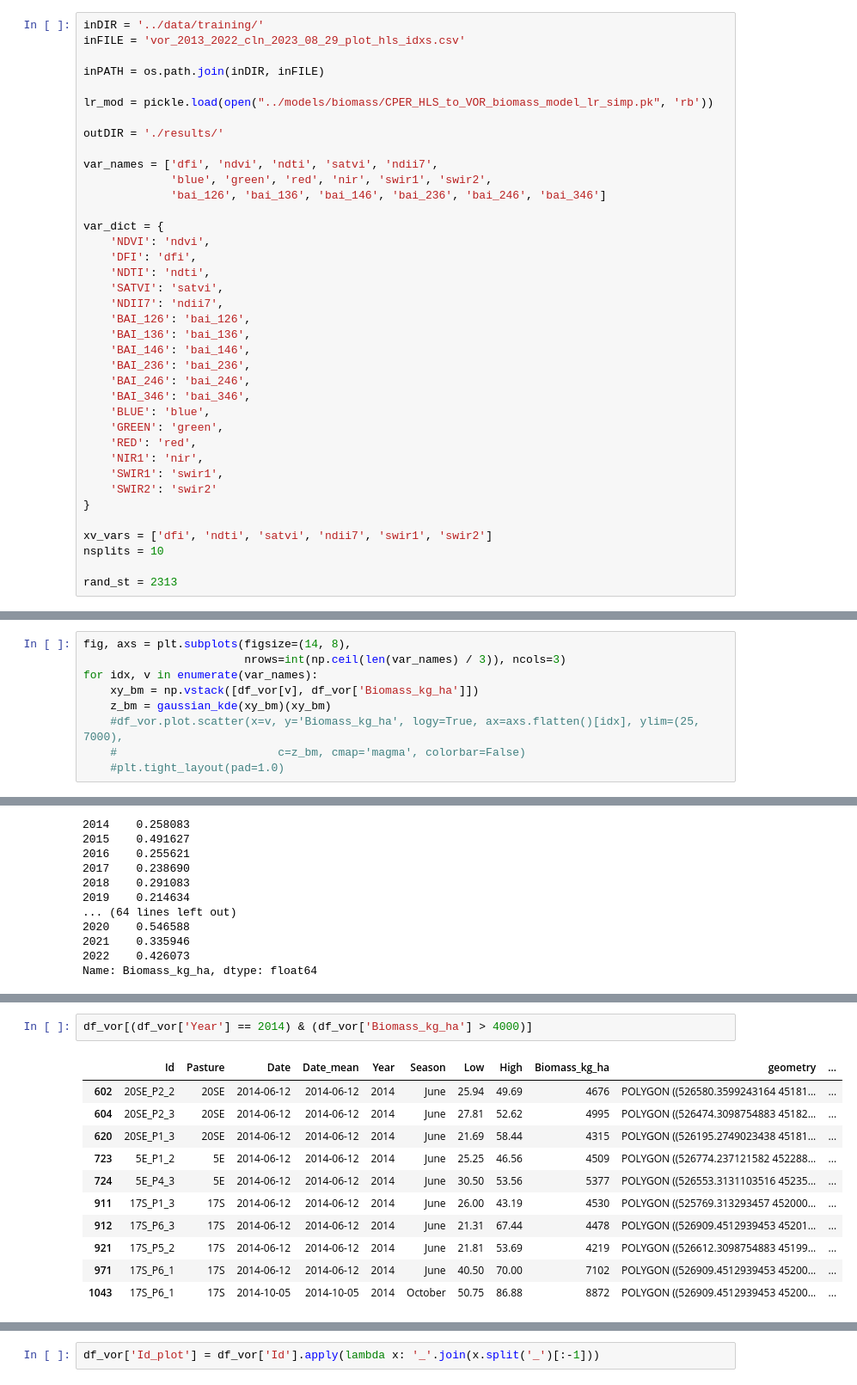
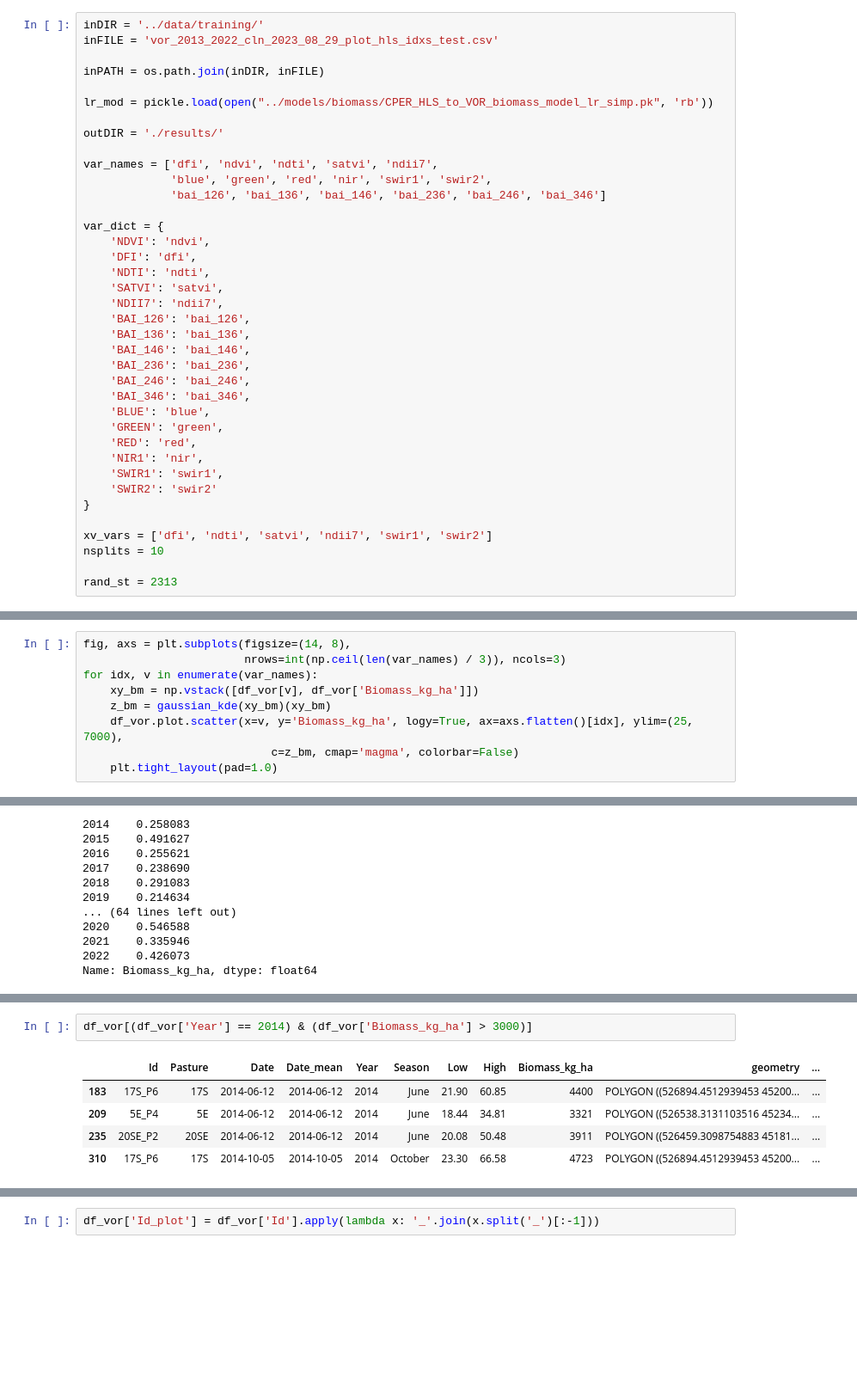
Before and after one commit to kearney-sp/cper_hls_veg_models, a Jupyter notebook: biomass/fit_ml_models_hls_vor_bm.ipynb, the cells around one changed output, grey strips where cells are left out. Shown: that part at 86% size. Drawn from its saved outputs; the diff is of its cells as text; blank space fills up the shorter version.

```diff
--- a/biomass/fit_ml_models_hls_vor_bm.ipynb
+++ b/biomass/fit_ml_models_hls_vor_bm.ipynb
@@ -14,7 +14,7 @@ from sklearn.preprocessing import StandardScaler
 import pickle
 # %%
 inDIR = '../data/training/'
-inFILE = 'vor_2013_2022_cln_2023_08_29_plot_hls_idxs.csv'
+inFILE = 'vor_2013_2022_cln_2023_08_29_plot_hls_idxs_test.csv'
 
 inPATH = os.path.join(inDIR, inFILE)
 
@@ -112,7 +113,7 @@ fig, axs = plt.subplots(figsize=(14, 8),
 for idx, v in enumerate(var_names):
     xy_bm = np.vstack([df_vor[v], df_vor['Biomass_kg_ha']])
     z_bm = gaussian_kde(xy_bm)(xy_bm)
-    #df_vor.plot.scatter(x=v, y='Biomass_kg_ha', logy=True, ax=axs.flatten()[idx], ylim=(25, 7000),
-    #                        c=z_bm, cmap='magma', colorbar=False)
-    #plt.tight_layout(pad=1.0)
+    df_vor.plot.scatter(x=v, y='Biomass_kg_ha', logy=True, ax=axs.flatten()[idx], ylim=(25, 7000),
+                            c=z_bm, cmap='magma', colorbar=False)
+    plt.tight_layout(pad=1.0)
 # %% [output]
@@ -746,16 +814,10 @@ df_vor[(df_vor['Year'] == 2022) & (df_vor['bm_pred_pls_yr'] > 2000)]
 | 8941 | 20SE_P5_3 | 20SE | 2022-10-05 | 2022-10-05 | 2022 | October | 3.19 | 17.69 | 878 | POLYGON ((526839.9033203125 45189... | ... |
 13 rows × 35 columns
 # %%
-df_vor[(df_vor['Year'] == 2014) & (df_vor['Biomass_kg_ha'] > 4000)]
+df_vor[(df_vor['Year'] == 2014) & (df_vor['Biomass_kg_ha'] > 3000)]
 # %% [output]
 |  | Id | Pasture | Date | Date_mean | Year | Season | Low | High | Biomass_kg_ha | geometry | ... |
-| 602 | 20SE_P2_2 | 20SE | 2014-06-12 | 2014-06-12 | 2014 | June | 25.94 | 49.69 | 4676 | POLYGON ((526580.3599243164 45181... | ... |
-| 604 | 20SE_P2_3 | 20SE | 2014-06-12 | 2014-06-12 | 2014 | June | 27.81 | 52.62 | 4995 | POLYGON ((526474.3098754883 45182... | ... |
-| 620 | 20SE_P1_3 | 20SE | 2014-06-12 | 2014-06-12 | 2014 | June | 21.69 | 58.44 | 4315 | POLYGON ((526195.2749023438 45181... | ... |
-| 723 | 5E_P1_2 | 5E | 2014-06-12 | 2014-06-12 | 2014 | June | 25.25 | 46.56 | 4509 | POLYGON ((526774.237121582 452288... | ... |
-| 724 | 5E_P4_3 | 5E | 2014-06-12 | 2014-06-12 | 2014 | June | 30.50 | 53.56 | 5377 | POLYGON ((526553.3131103516 45235... | ... |
-| 911 | 17S_P1_3 | 17S | 2014-06-12 | 2014-06-12 | 2014 | June | 26.00 | 43.19 | 4530 | POLYGON ((525769.313293457 452000... | ... |
-| 912 | 17S_P6_3 | 17S | 2014-06-12 | 2014-06-12 | 2014 | June | 21.31 | 67.44 | 4478 | POLYGON ((526909.4512939453 45201... | ... |
-| 921 | 17S_P5_2 | 17S | 2014-06-12 | 2014-06-12 | 2014 | June | 21.81 | 53.69 | 4219 | POLYGON ((526612.3098754883 45199... | ... |
-| 971 | 17S_P6_1 | 17S | 2014-06-12 | 2014-06-12 | 2014 | June | 40.50 | 70.00 | 7102 | POLYGON ((526909.4512939453 45200... | ... |
-| 1043 | 17S_P6_1 | 17S | 2014-10-05 | 2014-10-05 | 2014 | October | 50.75 | 86.88 | 8872 | POLYGON ((526909.4512939453 45200... | ... |
+| 183 | 17S_P6 | 17S | 2014-06-12 | 2014-06-12 | 2014 | June | 21.90 | 60.85 | 4400 | POLYGON ((526894.4512939453 45200... | ... |
+| 209 | 5E_P4 | 5E | 2014-06-12 | 2014-06-12 | 2014 | June | 18.44 | 34.81 | 3321 | POLYGON ((526538.3131103516 45234... | ... |
+| 235 | 20SE_P2 | 20SE | 2014-06-12 | 2014-06-12 | 2014 | June | 20.08 | 50.48 | 3911 | POLYGON ((526459.3098754883 45181... | ... |
+| 310 | 17S_P6 | 17S | 2014-10-05 | 2014-10-05 | 2014 | October | 23.30 | 66.58 | 4723 | POLYGON ((526894.4512939453 45200... | ... |
```
Also changed, not shown: parts of 14 cells of this notebook, 4 other files.
